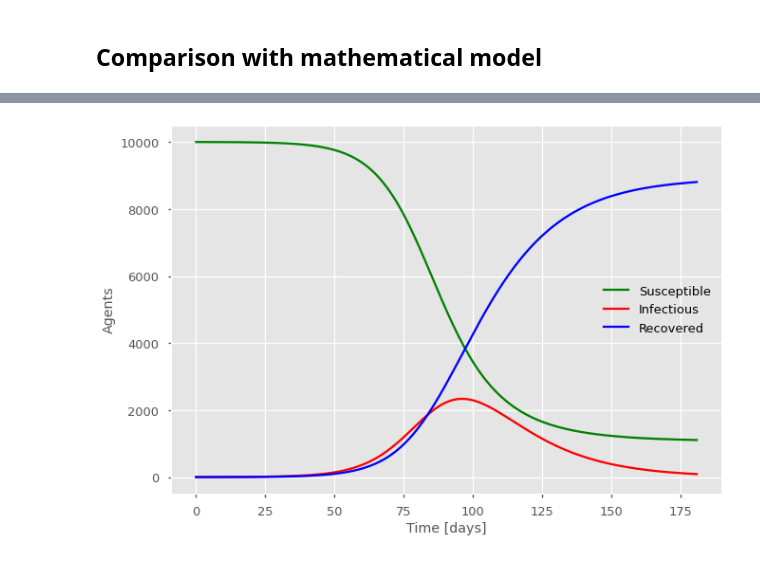
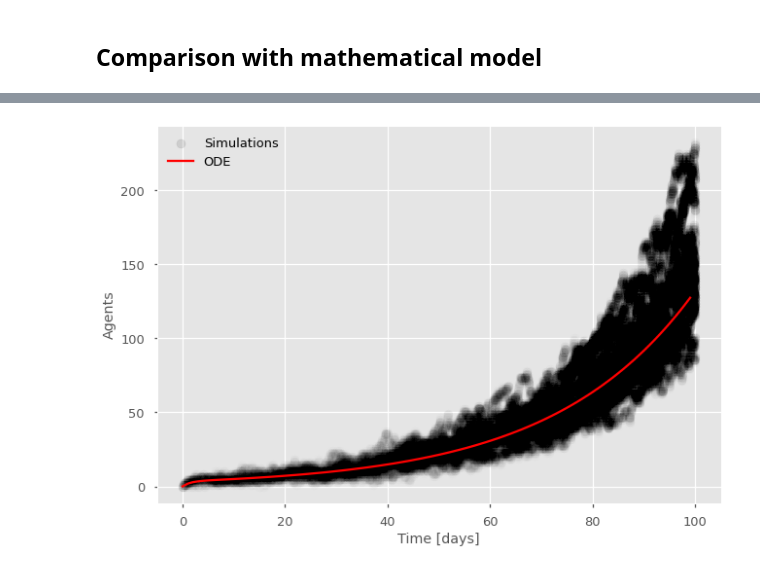
Before and after one commit to cosmo-notes/mean-field, a Jupyter notebook: _build/jupyter_execute/chapters/simulations.ipynb, the cells around one changed output, grey strips where cells are left out. Saved outputs shown, nothing was run; the diff lists cells and outputs as text; code cells hidden in the pictures.

```diff
--- a/_build/jupyter_execute/chapters/simulations.ipynb
+++ b/_build/jupyter_execute/chapters/simulations.ipynb
@@ -75,49 +126,49 @@ plt.style.use(['ggplot', 'seaborn-talk'])
 
 # We will use the odeint routine
 from scipy.integrate import odeint
 
-# Master Equations
-def J(x, t, beta, alpha):
+# Differential equations
+def ODEs(x, t, beta, alpha, gamma):
     """
     Time derivative of the occupation numbers.
 
-        * x is the state distribution (array like)
+        * x is the state (array like): [E,N]
         * t is time (scalar)
-        * beta is the transmission rate
-        * alpha is the recovery rate
+        * beta is the exit rate
+        * alpha is the entrance rate
+        * gamma is the cloning rate
     """
 
     dx = 0*x #setting the data structure for every variable
-    dx[0] = -beta*x[0]*x[1] #derivative for S
-    dx[1] = beta*x[0]*x[1] - alpha*x[1] #derivative for I
-    dx[2] = alpha*x[1] #derivative for R
+    dx[0] = beta*x[1]-alpha*x[0] #derivative for E
+    dx[1] = alpha*x[0] + (gamma - beta)*x[1] #derivative for N
 
     return dx
 
-# Parameters
-N = 10000 #population
-beta = 1/6*1/N #transmission time per contact: 6 days. contacts per day: N
-alpha = 1/15 #recovery period: 15 days
+#parameters
+alpha = 1/4
+beta = 1/2
+gamma = 1/10
 
 # Time of observations
-t_length = 182
+t_length = 100
 t_vec = np.arange(0, t_length)
 
 # Initial conditions
 x_0 = np.zeros(3)
-x_0[0] = N-1; x_0[1] = 1; x_0[2] = 0
+x_0[0] = 10; x_0[1] = 0
 
 # Integration
-G = lambda x, t: J(x, t, beta, alpha)
+G = lambda x, t: ODEs(x, t, beta, alpha, gamma)
 x_path = odeint(G, x_0, t_vec)
 
 # Plot
 fig,ax = plt.subplots()
-ax.plot(t_vec, x_path[:,0], 'g', label='Susceptible')
-ax.plot(t_vec,x_path[:,1], 'r', label='Infectious')
-ax.plot(t_vec,x_path[:,2], 'b', label='Recovered')
+plt.scatter(times,history, marker="o", color='black', alpha=0.01)
+plt.scatter(0,0, marker="o", color='black', alpha=0.10, label='Simulations')
+ax.plot(t_vec, x_path[:,1], 'r', label='ODE')
 plt.xlabel('Time [days]')
 plt.ylabel('Agents')
 ax.legend(frameon=False);
 # %% [output]
-[figure, old version]
+[figure, new version]
```
Also changed, not shown: parts of 14 cells of this notebook, 16 other files.
